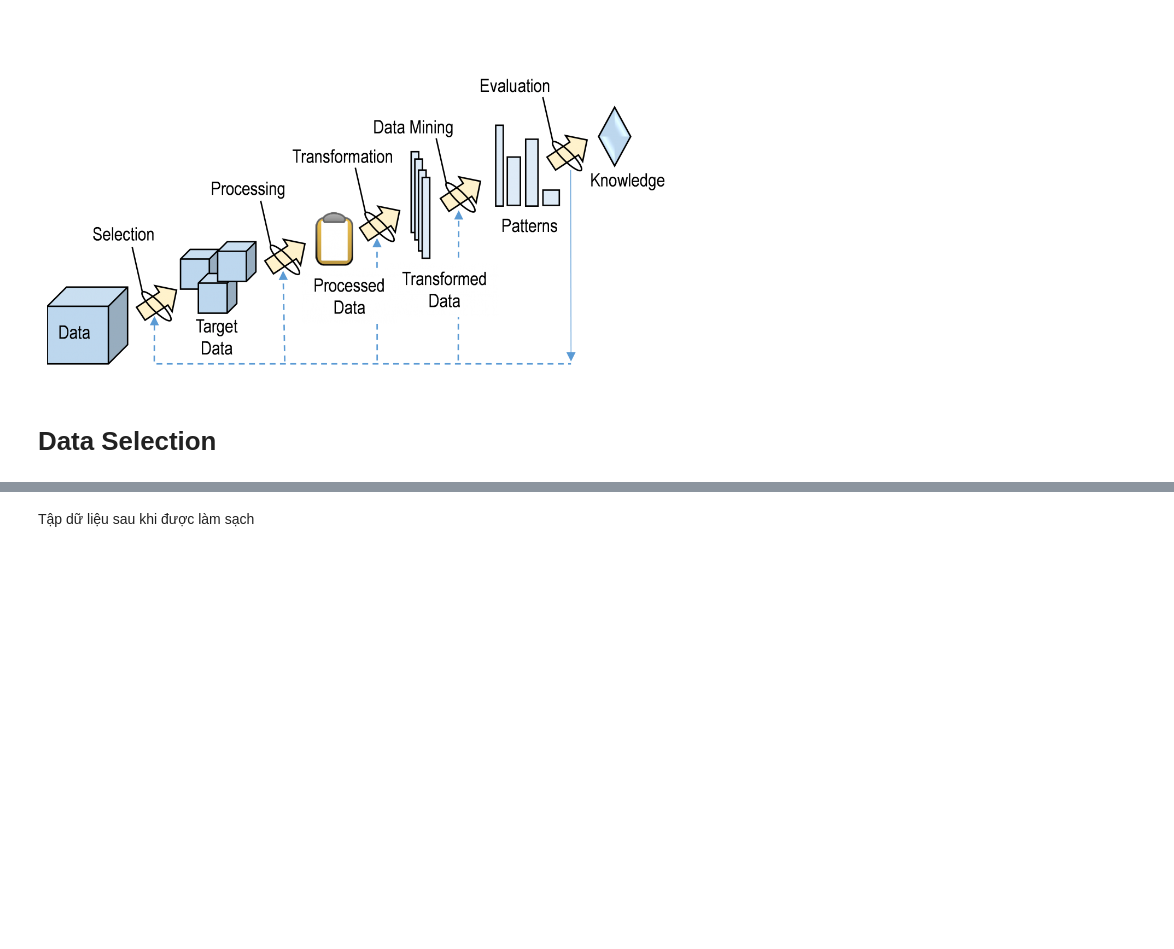
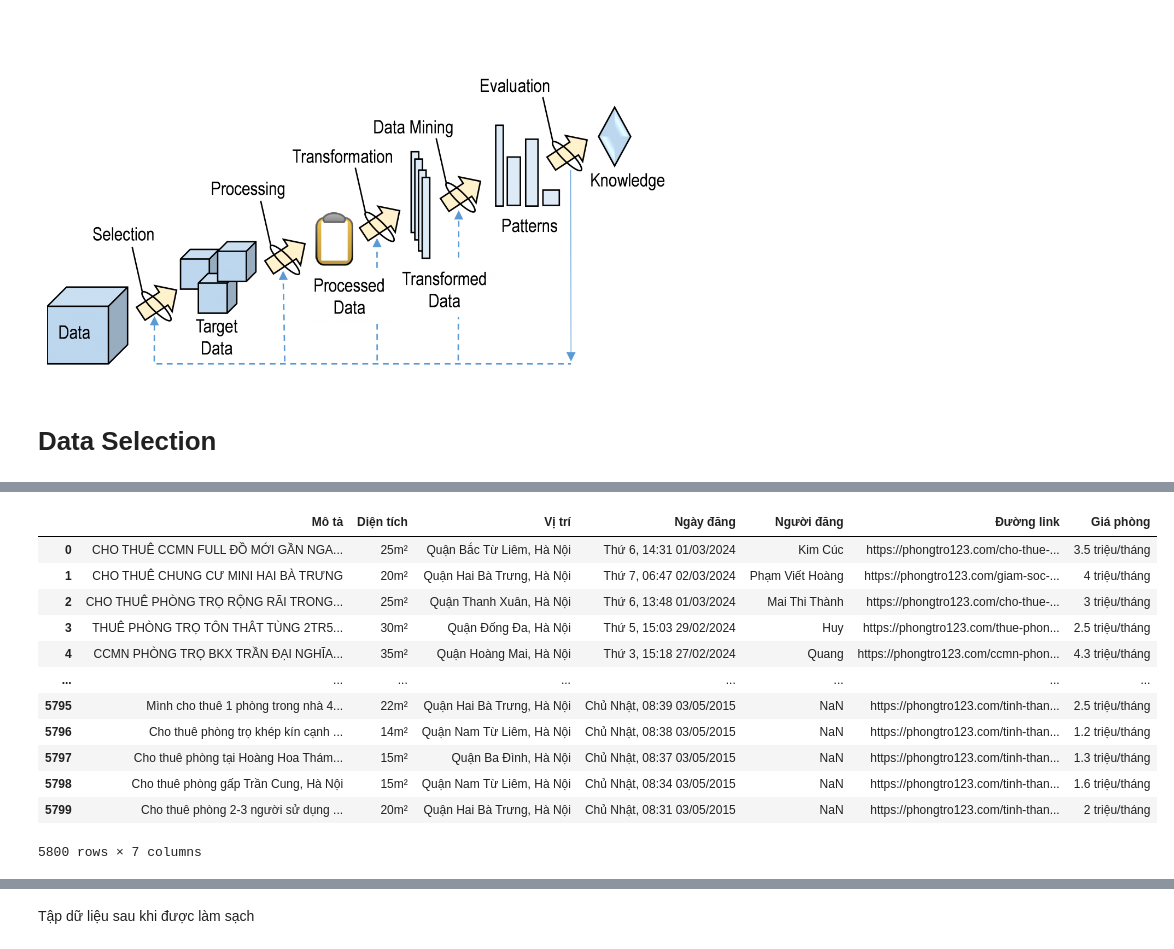
Before and after one commit to HuyOnic/HousePrice, a Jupyter notebook: data_mining.ipynb, the cells around one changed output, grey strips where cells are left out. Saved outputs shown, nothing was run; the diff lists cells and outputs as text; code cells hidden in the pictures; blank space fills up the shorter version.

Commit message:
updating standard dataset

```diff
--- a/data_mining.ipynb
+++ b/data_mining.ipynb
@@ -141,0 +16,17 @@ Năm                int64
+# %%
+df = pd.read_csv('houseprice_dataset.csv')
+df
+# %% [output]
+|  | Mô tả | Diện tích | Vị trí | Ngày đăng | Người đăng | Đường link | Giá phòng |
+| 0 | CHO THUÊ CCMN FULL ĐỒ MỚI GẦN NGA... | 25m² | Quận Bắc Từ Liêm, Hà Nội | Thứ 6, 14:31 01/03/2024 | Kim Cúc | https://phongtro123.com/cho-thue-... | 3.5 triệu/tháng |
+| 1 | CHO THUÊ CHUNG CƯ MINI HAI BÀ TRƯNG | 20m² | Quận Hai Bà Trưng, Hà Nội | Thứ 7, 06:47 02/03/2024 | Phạm Viết Hoàng | https://phongtro123.com/giam-soc-... | 4 triệu/tháng |
+| 2 | CHO THUÊ PHÒNG TRỌ RỘNG RÃI TRONG... | 25m² | Quận Thanh Xuân, Hà Nội | Thứ 6, 13:48 01/03/2024 | Mai Thi Thành | https://phongtro123.com/cho-thue-... | 3 triệu/tháng |
+| 3 | THUÊ PHÒNG TRỌ TÔN THÂT TÙNG 2TR5... | 30m² | Quận Đống Đa, Hà Nội | Thứ 5, 15:03 29/02/2024 | Huy | https://phongtro123.com/thue-phon... | 2.5 triệu/tháng |
+| 4 | CCMN PHÒNG TRỌ BKX TRẦN ĐẠI NGHĨA... | 35m² | Quận Hoàng Mai, Hà Nội | Thứ 3, 15:18 27/02/2024 | Quang | https://phongtro123.com/ccmn-phon... | 4.3 triệu/tháng |
+| ... | ... | ... | ... | ... | ... | ... | ... |
+| 5795 | Mình cho thuê 1 phòng trong nhà 4... | 22m² | Quận Hai Bà Trưng, Hà Nội | Chủ Nhật, 08:39 03/05/2015 | NaN | https://phongtro123.com/tinh-than... | 2.5 triệu/tháng |
+| 5796 | Cho thuê phòng trọ khép kín cạnh ... | 14m² | Quận Nam Từ Liêm, Hà Nội | Chủ Nhật, 08:38 03/05/2015 | NaN | https://phongtro123.com/tinh-than... | 1.2 triệu/tháng |
+| 5797 | Cho thuê phòng tại Hoàng Hoa Thám... | 15m² | Quận Ba Đình, Hà Nội | Chủ Nhật, 08:37 03/05/2015 | NaN | https://phongtro123.com/tinh-than... | 1.3 triệu/tháng |
+| 5798 | Cho thuê phòng gấp Trần Cung, Hà Nội | 15m² | Quận Nam Từ Liêm, Hà Nội | Chủ Nhật, 08:34 03/05/2015 | NaN | https://phongtro123.com/tinh-than... | 1.6 triệu/tháng |
+| 5799 | Cho thuê phòng 2-3 người sử dụng ... | 20m² | Quận Hai Bà Trưng, Hà Nội | Chủ Nhật, 08:31 03/05/2015 | NaN | https://phongtro123.com/tinh-than... | 2 triệu/tháng |
+5800 rows × 7 columns
```
Also changed, not shown: parts of 22 cells of this notebook, 4 other files.
